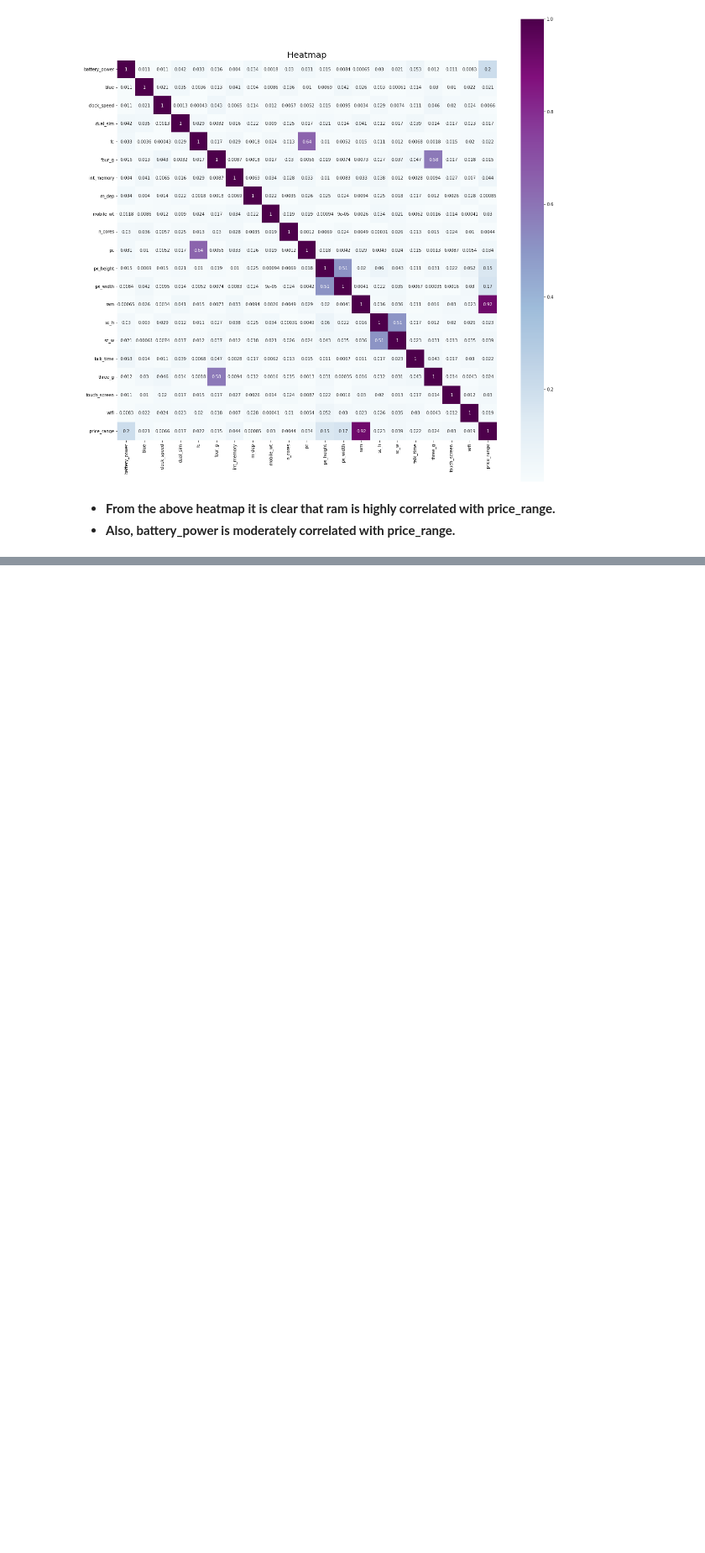
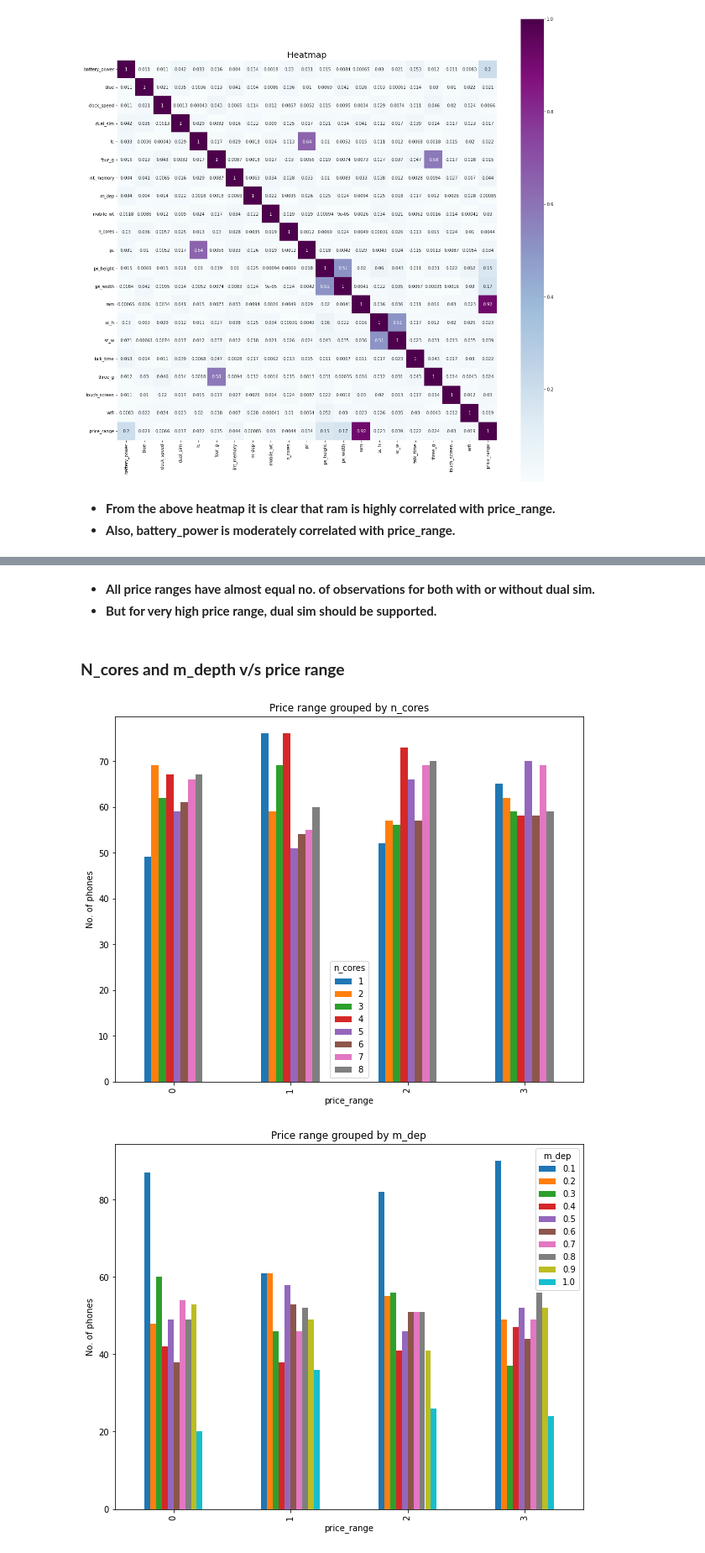
Before and after one commit to PuroshotamSingh/Mobile-Price-Range-Prediction, a Jupyter notebook: Mobile_Price_Range_Prediction_Puroshotam_Singh_Capstone_Project_3.ipynb, the cells around one changed output, grey strips where cells are left out. Shown: that part at 84% size. Cells and saved outputs as stored; diff of their text form; code cells hidden in the pictures; blank space fills up the shorter version.

```diff
--- a/Mobile_Price_Range_Prediction_Puroshotam_Singh_Capstone_Project_3.ipynb
+++ b/Mobile_Price_Range_Prediction_Puroshotam_Singh_Capstone_Project_3.ipynb
@@ -442,0 +473,17 @@ Text(0.5, 1.0, 'Heatmap')
+# %% [markdown]
+* **All price ranges have almost equal no. of observations for both with or without dual sim.**
+* **But for very high price range, dual sim should be supported.**
+# %% [markdown]
+### **N_cores and m_depth v/s price range**
+# %%
+# grouping price range with n_cores and m_dep and visualizing
+
+list1=['n_cores','m_dep']
+for item in list1:
+  plt.rcParams['figure.figsize']=(10,8)
+  df.groupby(['price_range'])[item].value_counts().unstack().plot.bar()
+  plt.title(f'Price range grouped by {item}')
+  plt.ylabel('No. of phones')
+# %% [output]
+[figure, added]
+[figure, added]
```
Also changed, not shown: parts of 14 cells of this notebook.
